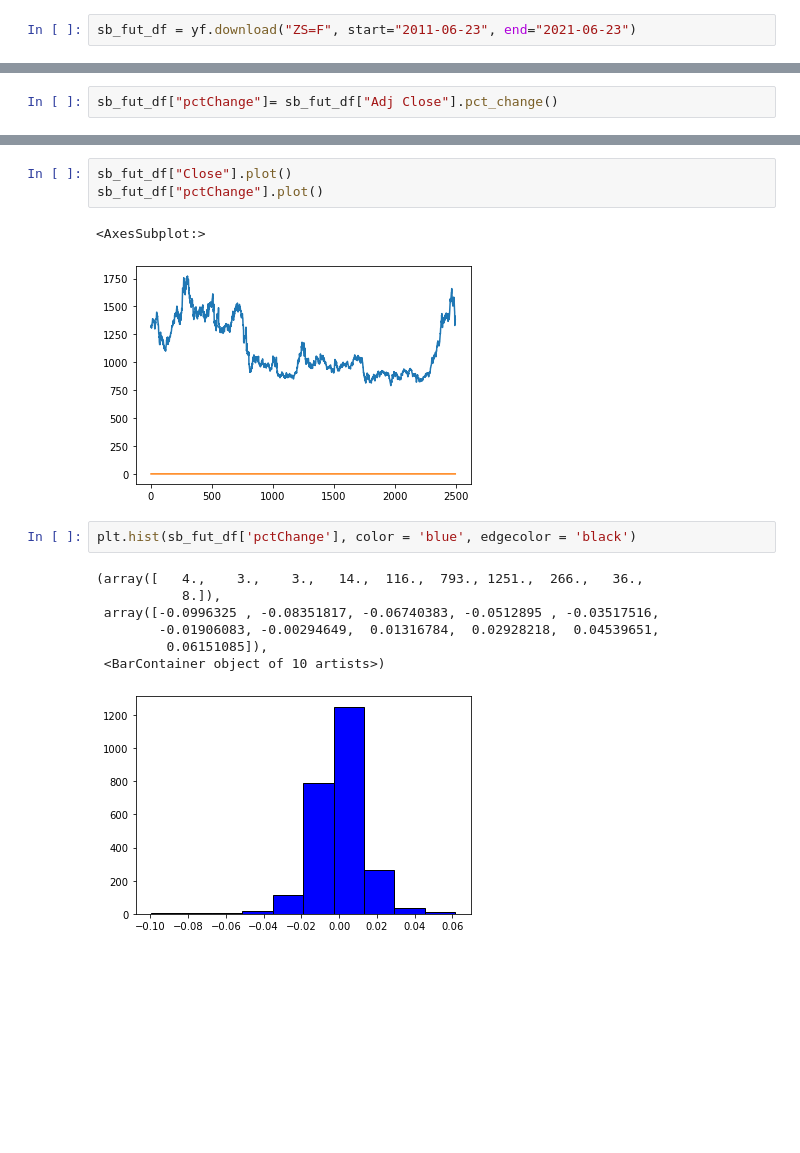
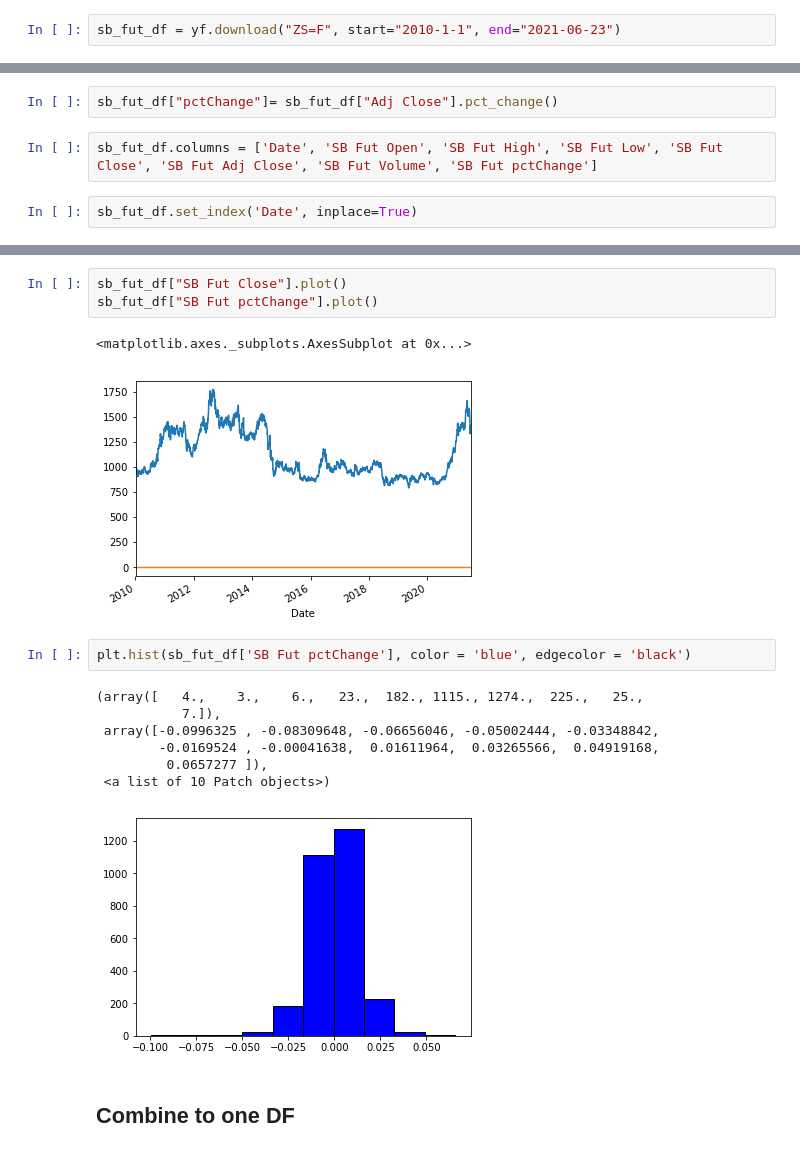
Before and after one commit to jvallikalam1/Project-3, a Jupyter notebook: Commodities.ipynb, the cells around one changed output, grey strips where cells are left out. Cells and saved outputs as stored; diff of their text form; blank space fills up the shorter version.

```diff
--- a/Commodities.ipynb
+++ b/Commodities.ipynb
@@ -136,13 +139,17 @@ plt.hist(corn_fut_df['pctChange'], color = 'blue', edgecolor = 'black')
 # %%
 sb_fut = yf.Ticker("ZS=F")
 # %%
-sb_fut_df = yf.download("ZS=F", start="2011-06-23", end="2021-06-23")
+sb_fut_df = yf.download("ZS=F", start="2010-1-1", end="2021-06-23")
 # %% [output]
 [*********************100%***********************]  1 of 1 completed
 # %%
 sb_fut_df = sb_fut_df.reset_index()
 # %%
 sb_fut_df["pctChange"]= sb_fut_df["Adj Close"].pct_change()
+# %%
+sb_fut_df.columns = ['Date', 'SB Fut Open', 'SB Fut High', 'SB Fut Low', 'SB Fut Close', 'SB Fut Adj Close', 'SB Fut Volume', 'SB Fut pctChange']
+# %%
+sb_fut_df.set_index('Date', inplace=True)
 # %%
 sb_fut_df.head(5)
 # %% [output]
@@ -155,16 +163,18 @@ sb_fut_df.head(5)
 # %%
-sb_fut_df["Close"].plot()
-sb_fut_df["pctChange"].plot()
+sb_fut_df["SB Fut Close"].plot()
+sb_fut_df["SB Fut pctChange"].plot()
 # %% [output]
-<AxesSubplot:>
+<matplotlib.axes._subplots.AxesSubplot at 0x...>
-[figure, old version]
+[figure, new version]
 # %%
-plt.hist(sb_fut_df['pctChange'], color = 'blue', edgecolor = 'black')
+plt.hist(sb_fut_df['SB Fut pctChange'], color = 'blue', edgecolor = 'black')
 # %% [output]
-(array([   4.,    3.,    3.,   14.,  116.,  793., 1251.,  266.,   36.,
-           8.]),
- array([-0.0996325 , -0.08351817, -0.06740383, -0.0512895 , -0.03517516,
-        -0.01906083, -0.00294649,  0.01316784,  0.02928218,  0.04539651,
-         0.06151085]),
- <BarContainer object of 10 artists>)
+(array([   4.,    3.,    6.,   23.,  182., 1115., 1274.,  225.,   25.,
+           7.]),
+ array([-0.0996325 , -0.08309648, -0.06656046, -0.05002444, -0.03348842,
+        -0.0169524 , -0.00041638,  0.01611964,  0.03265566,  0.04919168,
+         0.0657277 ]),
+ <a list of 10 Patch objects>)
-[figure, old version]
+[figure, new version]
+# %% [markdown]
+## Combine to one DF
```
Also changed, not shown: parts of 24 cells of this notebook, 1 other file.
